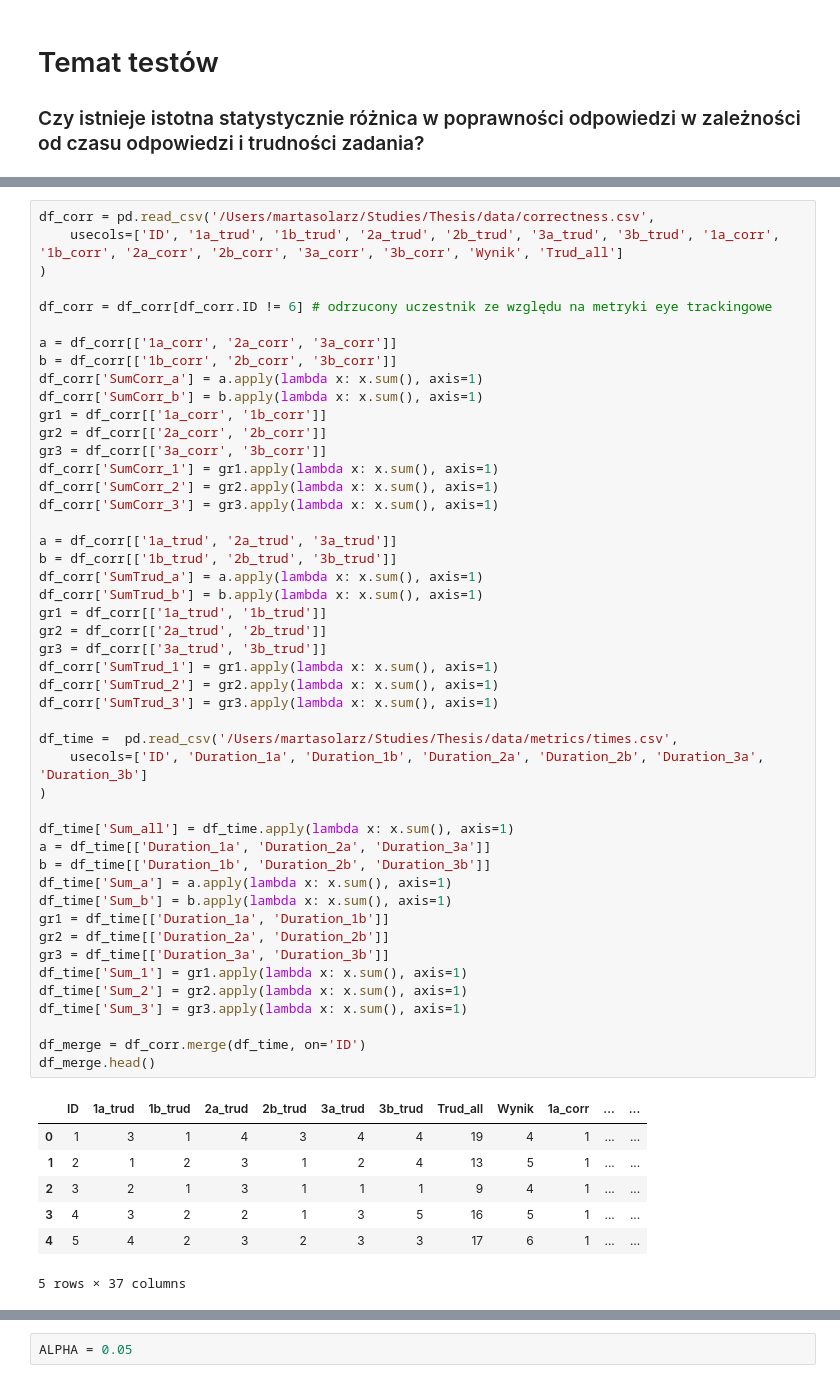
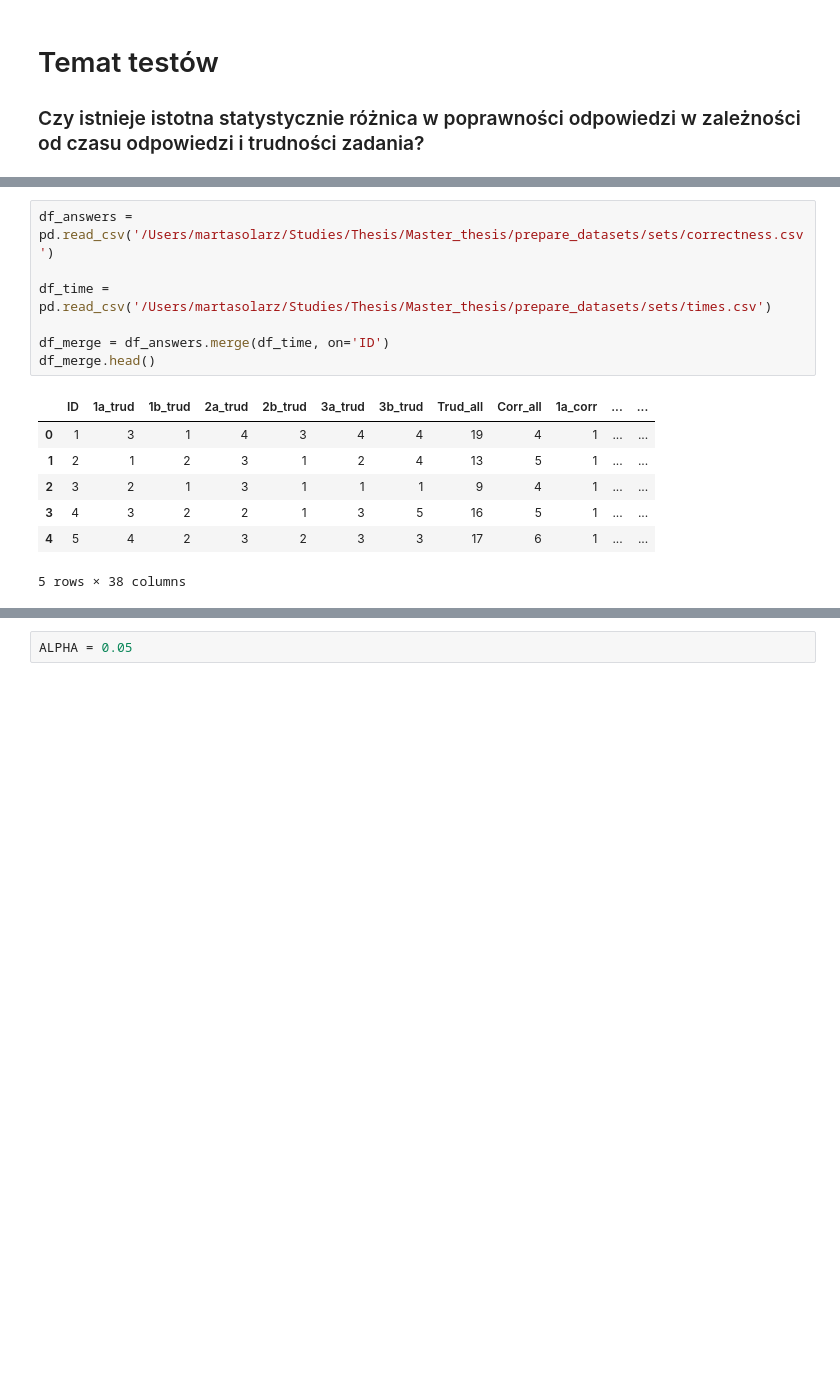
Before and after one commit to MartaSolarz/Master_thesis, a Jupyter notebook: drafts/3_poprawnosc_vs_czas_and_trudnosc.ipynb, the cells around one changed output, grey strips where cells are left out. Drawn from its saved outputs; the diff is of its cells as text; blank space fills up the shorter version.

Commit message:
refactor-general: trud vs czas

```diff
--- a/statistical_tests/3_poprawnosc_vs_czas_and_trudnosc.ipynb
+++ b/drafts/3_poprawnosc_vs_czas_and_trudnosc.ipynb
@@ -11,55 +10,15 @@ from functions.plots import create_roc_curve_and_residuals_plot, create_scatter_
 # %%
-df_corr = pd.read_csv('/Users/martasolarz/Studies/Thesis/data/correctness.csv',
-    usecols=['ID', '1a_trud', '1b_trud', '2a_trud', '2b_trud', '3a_trud', '3b_trud', '1a_corr', '1b_corr', '2a_corr', '2b_corr', '3a_corr', '3b_corr', 'Wynik', 'Trud_all']
-)
+df_answers = pd.read_csv('/Users/martasolarz/Studies/Thesis/Master_thesis/prepare_datasets/sets/correctness.csv')
 
-df_corr = df_corr[df_corr.ID != 6] # odrzucony uczestnik ze względu na metryki eye trackingowe
+df_time = pd.read_csv('/Users/martasolarz/Studies/Thesis/Master_thesis/prepare_datasets/sets/times.csv')
 
-a = df_corr[['1a_corr', '2a_corr', '3a_corr']]
-b = df_corr[['1b_corr', '2b_corr', '3b_corr']]
-df_corr['SumCorr_a'] = a.apply(lambda x: x.sum(), axis=1)
-df_corr['SumCorr_b'] = b.apply(lambda x: x.sum(), axis=1)
-gr1 = df_corr[['1a_corr', '1b_corr']]
-gr2 = df_corr[['2a_corr', '2b_corr']]
-gr3 = df_corr[['3a_corr', '3b_corr']]
-df_corr['SumCorr_1'] = gr1.apply(lambda x: x.sum(), axis=1)
-df_corr['SumCorr_2'] = gr2.apply(lambda x: x.sum(), axis=1)
-df_corr['SumCorr_3'] = gr3.apply(lambda x: x.sum(), axis=1)
-
-a = df_corr[['1a_trud', '2a_trud', '3a_trud']]
-b = df_corr[['1b_trud', '2b_trud', '3b_trud']]
-df_corr['SumTrud_a'] = a.apply(lambda x: x.sum(), axis=1)
-df_corr['SumTrud_b'] = b.apply(lambda x: x.sum(), axis=1)
-gr1 = df_corr[['1a_trud', '1b_trud']]
-gr2 = df_corr[['2a_trud', '2b_trud']]
-gr3 = df_corr[['3a_trud', '3b_trud']]
-df_corr['SumTrud_1'] = gr1.apply(lambda x: x.sum(), axis=1)
-df_corr['SumTrud_2'] = gr2.apply(lambda x: x.sum(), axis=1)
-df_corr['SumTrud_3'] = gr3.apply(lambda x: x.sum(), axis=1)
-
-df_time =  pd.read_csv('/Users/martasolarz/Studies/Thesis/data/metrics/times.csv',
-    usecols=['ID', 'Duration_1a', 'Duration_1b', 'Duration_2a', 'Duration_2b', 'Duration_3a', 'Duration_3b']
-)
-
-df_time['Sum_all'] = df_time.apply(lambda x: x.sum(), axis=1)
-a = df_time[['Duration_1a', 'Duration_2a', 'Duration_3a']]
-b = df_time[['Duration_1b', 'Duration_2b', 'Duration_3b']]
-df_time['Sum_a'] = a.apply(lambda x: x.sum(), axis=1)
-df_time['Sum_b'] = b.apply(lambda x: x.sum(), axis=1)
-gr1 = df_time[['Duration_1a', 'Duration_1b']]
-gr2 = df_time[['Duration_2a', 'Duration_2b']]
-gr3 = df_time[['Duration_3a', 'Duration_3b']]
-df_time['Sum_1'] = gr1.apply(lambda x: x.sum(), axis=1)
-df_time['Sum_2'] = gr2.apply(lambda x: x.sum(), axis=1)
-df_time['Sum_3'] = gr3.apply(lambda x: x.sum(), axis=1)
-
-df_merge = df_corr.merge(df_time, on='ID')
+df_merge = df_answers.merge(df_time, on='ID')
 df_merge.head()
 # %% [output]
-|  | ID | 1a_trud | 1b_trud | 2a_trud | 2b_trud | 3a_trud | 3b_trud | Trud_all | Wynik | 1a_corr | ... | ... |
+|  | ID | 1a_trud | 1b_trud | 2a_trud | 2b_trud | 3a_trud | 3b_trud | Trud_all | Corr_all | 1a_corr | ... | ... |
 | 0 | 1 | 3 | 1 | 4 | 3 | 4 | 4 | 19 | 4 | 1 | ... | ... |
 | 1 | 2 | 1 | 2 | 3 | 1 | 2 | 4 | 13 | 5 | 1 | ... | ... |
 | 2 | 3 | 2 | 1 | 3 | 1 | 1 | 1 | 9 | 4 | 1 | ... | ... |
 | 3 | 4 | 3 | 2 | 2 | 1 | 3 | 5 | 16 | 5 | 1 | ... | ... |
 | 4 | 5 | 4 | 2 | 3 | 2 | 3 | 3 | 17 | 6 | 1 | ... | ... |
-5 rows × 37 columns
+5 rows × 38 columns
```
Also changed, not shown: parts of 4 cells of this notebook, 2 other files.
